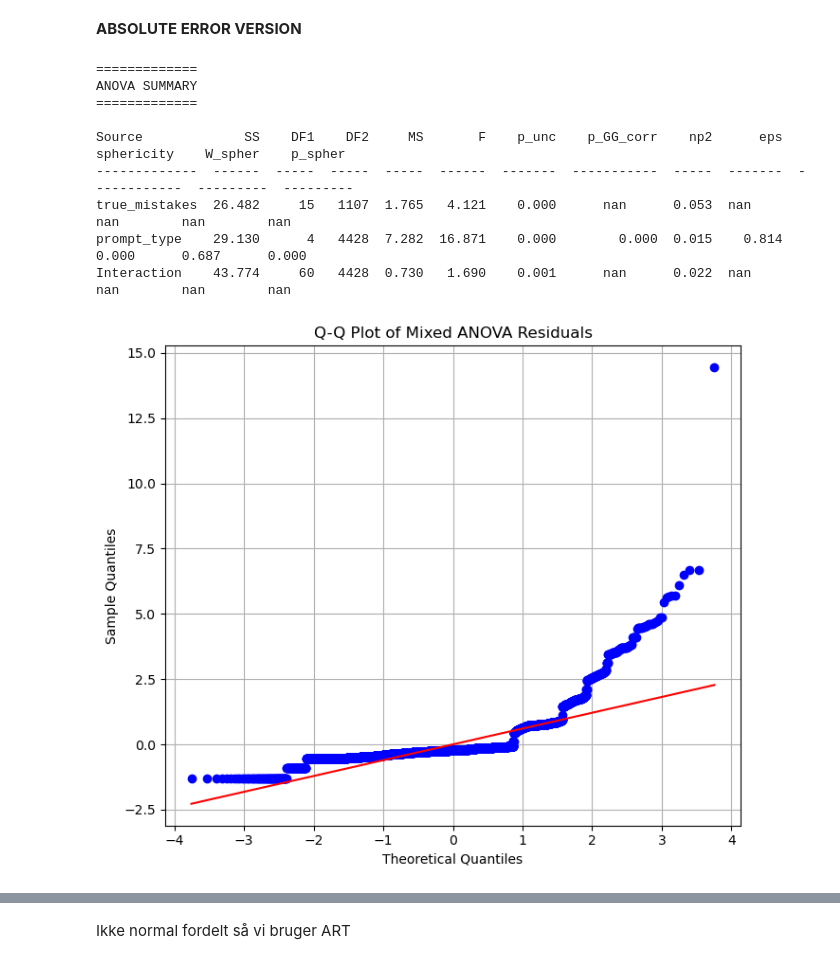
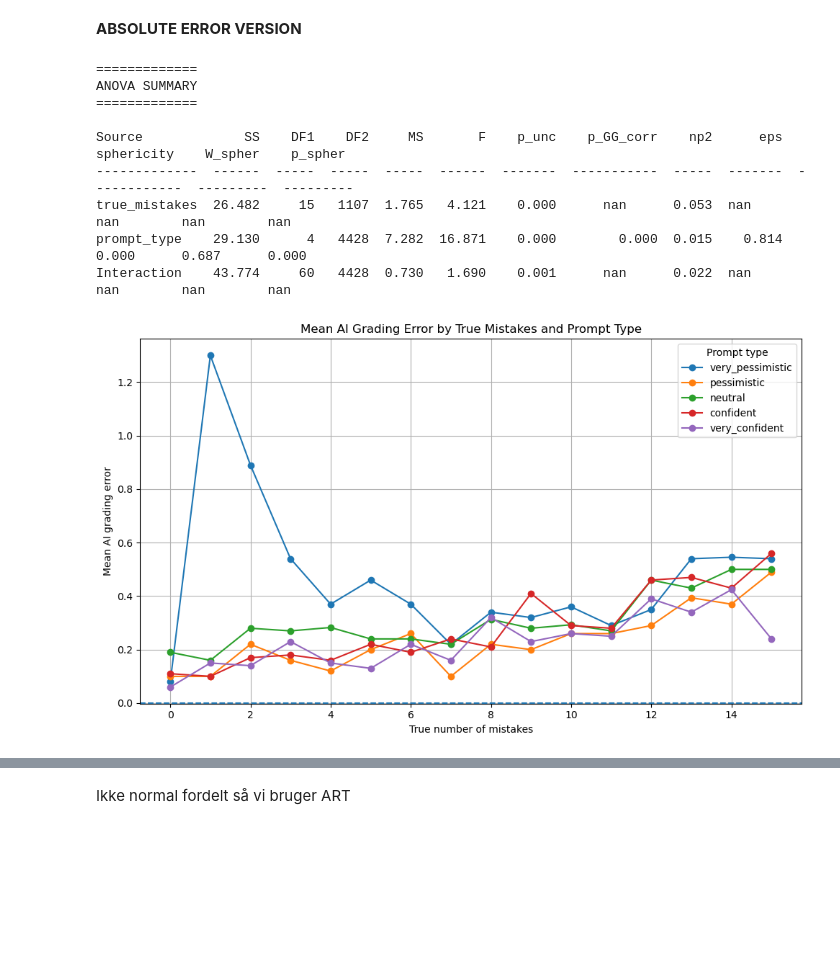
Before and after one commit to nebsen123/Prompt-bias-in-AI-grading, a Jupyter notebook: AI-Grader-ART_ANOVA.ipynb, the cells around one changed output, grey strips where cells are left out. Drawn from its saved outputs; the diff is of its cells as text; code cells hidden in the pictures; blank space fills up the shorter version.

```diff
--- a/AI-Grader-ART_ANOVA.ipynb
+++ b/AI-Grader-ART_ANOVA.ipynb
@@ -45,22 +45,6 @@ mixed_anova = pg.mixed_anova(
 )
 
 pg.print_table(mixed_anova)
-
-
-# Residuals vs condition means
-#How far is this specific observation from the average result in the same condition?
-# One specific combination of true error level and prompt type.
-#Condition means is the average value for each experimental condition.
-
-plt.figure(figsize=(7, 5))
-plt.scatter(df["cell_mean"], df["anova_residual"], alpha=0.5)
-plt.axhline(0, linestyle="--")
-plt.title("Residuals vs Condition Means")
-plt.xlabel("Condition mean")
-plt.ylabel("Residual")
-plt.grid(True)
-plt.tight_layout()
-plt.show()
 
 # Plot mean AI error by true mistakes and prompt
 
@@ -75,7 +59,6 @@ summary = (
 )
 
 summary["se_ai_error"] = summary["sd_ai_error"] / np.sqrt(summary["n"])
-summary["ci95"] = 1.96 * summary["se_ai_error"]
 summary["true_mistakes_numeric"] = summary["true_mistakes"].astype(int)
 
 plt.figure(figsize=(10, 6))
@@ -86,7 +69,6 @@ for prompt in summary["prompt_type"].unique():
     plt.errorbar(
         subset["true_mistakes_numeric"],
         subset["mean_ai_error"],
-        yerr=subset["ci95"],
         marker="o",
         capsize=3,
         label=str(prompt)
@@ -226,36 +192,6 @@ mixed_anova = pg.mixed_anova(
 )
 
 pg.print_table(mixed_anova)
-
-# 10. Q-Q plot of residual-like centered scores
-
-df["cell_mean"] = df.groupby(
-    ["true_mistakes", "prompt_type"],
-    observed=False
-)["Absolute_error"].transform("mean")
-
-df["anova_residual"] = df["Absolute_error"] - df["cell_mean"]
-
-plt.figure(figsize=(7, 6))
-stats.probplot(df["anova_residual"], dist="norm", plot=plt)
-plt.title("Q-Q Plot of Mixed ANOVA Residuals")
-plt.xlabel("Theoretical Quantiles")
-plt.ylabel("Sample Quantiles")
-plt.grid(True)
-plt.tight_layout()
-plt.show()
-
-# Residuals vs condition means
-
-plt.figure(figsize=(7, 5))
-plt.scatter(df["cell_mean"], df["anova_residual"], alpha=0.5)
-plt.axhline(0, linestyle="--")
-plt.title("Residuals vs Condition Means")
-plt.xlabel("Condition mean")
-plt.ylabel("Residual")
-plt.grid(True)
-plt.tight_layout()
-plt.show()
 
 # Plot mean AI error by true mistakes and prompt
 
@@ -277,32 +213,31 @@ plt.figure(figsize=(10, 6))
 
 for prompt in summary["prompt_type"].unique():
     subset = summary[summary["prompt_type"] == prompt]
 
     plt.errorbar(
         subset["true_mistakes_numeric"],
         subset["mean_ai_error"],
-        yerr=subset["ci95"],
         marker="o",
         capsize=3,
         label=str(prompt)
     )
 
 plt.axhline(0, linestyle="--")
 plt.title("Mean AI Grading Error by True Mistakes and Prompt Type")
 plt.xlabel("True number of mistakes")
 plt.ylabel("Mean AI grading error")
 plt.legend(title="Prompt type")
 plt.grid(True)
 plt.tight_layout()
 plt.show()
 # %% [output]
 =============
 ANOVA SUMMARY
 =============
 
 Source             SS    DF1    DF2     MS       F    p_unc    p_GG_corr    np2      eps    sphericity    W_spher    p_spher
 -------------  ------  -----  -----  -----  ------  -------  -----------  -----  -------  ------------  ---------  ---------
 true_mistakes  26.482     15   1107  1.765   4.121    0.000      nan      0.053  nan           nan        nan        nan
 prompt_type    29.130      4   4428  7.282  16.871    0.000        0.000  0.015    0.814         0.000      0.687      0.000
 Interaction    43.774     60   4428  0.730   1.690    0.001      nan      0.022  nan           nan        nan        nan
-[figure, old version]
+[figure, new version]
```
Also changed, not shown: parts of 21 cells of this notebook, 3 other files.
